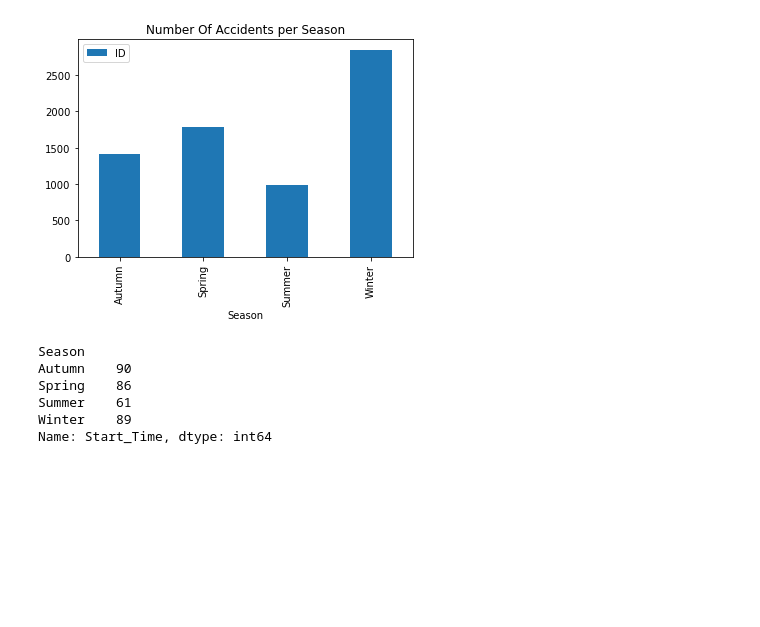
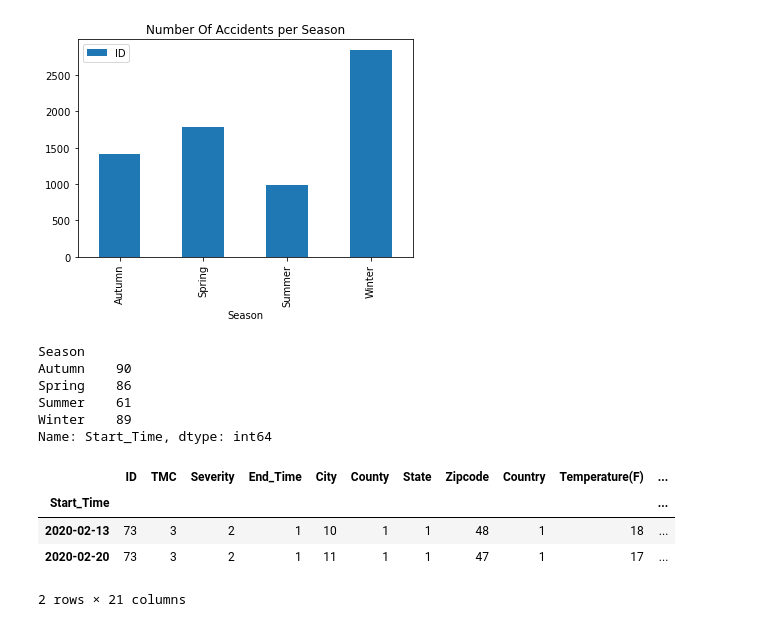
Before and after one commit to samantha8990/Project-1, a Jupyter notebook: JupiterNotebook.ipynb, the cells around one changed output. Cells and saved outputs as stored; diff of their text form; code cells hidden in the pictures; blank space fills up the shorter version.

```diff
--- a/JupiterNotebook.ipynb
+++ b/JupiterNotebook.ipynb
@@ -225,0 +221,9 @@ Name: Start_Time, dtype: int64
+# %%
+#Highest per day
+highest_per_days = highest_per_day[highest_per_day['ID']==highest_per_day['ID'].max()]
+# %% [output]
+|  | ID | TMC | Severity | End_Time | City | County | State | Zipcode | Country | Temperature(F) | ... |
+| Start_Time |  |  |  |  |  |  |  |  |  |  | ... |
+| 2020-02-13 | 73 | 3 | 2 | 1 | 10 | 1 | 1 | 48 | 1 | 18 | ... |
+| 2020-02-20 | 73 | 3 | 2 | 1 | 11 | 1 | 1 | 47 | 1 | 17 | ... |
+2 rows × 21 columns
```
Also changed, not shown: parts of 7 cells of this notebook.
